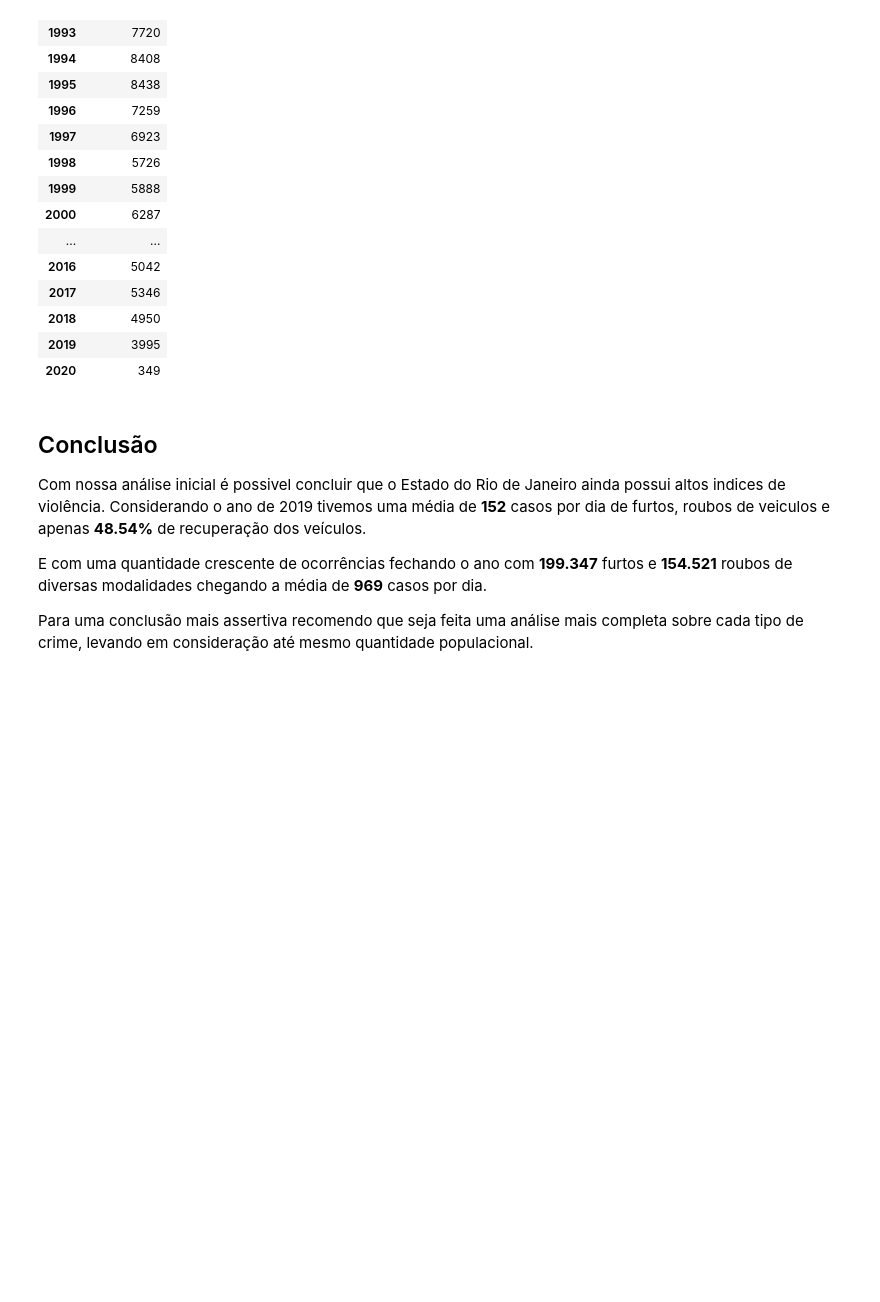
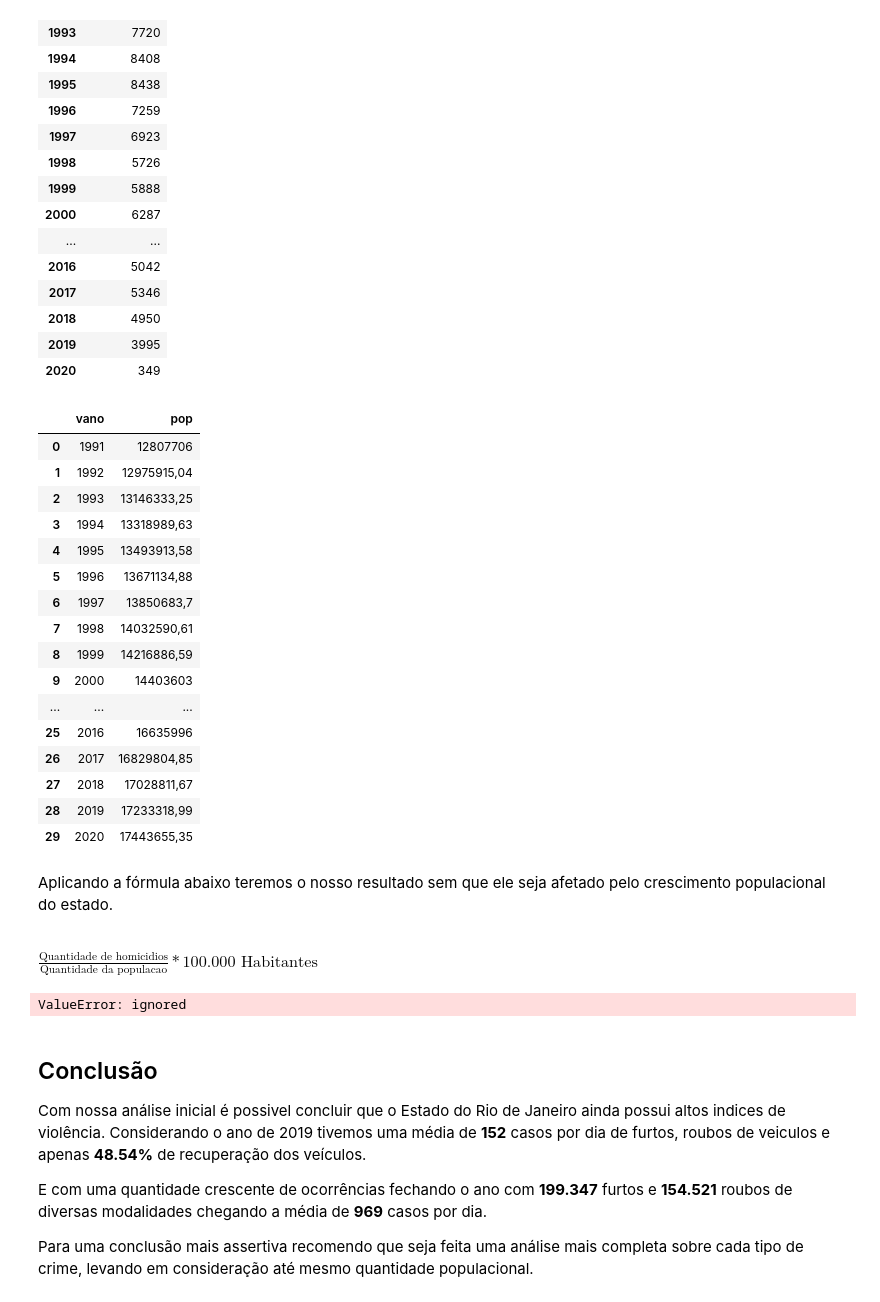
Before and after one commit to DouglasFrancoDS/Data_Sciense, a Jupyter notebook: PROJETO_Analisando_a_Violência_no_Rio_de_Janeirob.ipynb, the cells around one changed output. Drawn from its saved outputs; the diff is of its cells as text; code cells hidden in the pictures; blank space fills up the shorter version.

```diff
--- a/PROJETO_Analisando_a_Violência_no_Rio_de_Janeirob.ipynb
+++ b/PROJETO_Analisando_a_Violência_no_Rio_de_Janeirob.ipynb
@@ -261,6 +262,54 @@ homicidios.head(homicidios.shape[0])
 | 2018 | 4950 |
 | 2019 | 3995 |
 | 2020 | 349 |
+# %%
+#Carregando dados referentes a população anual no estado do Rio de Janeiro
+
+dfPopulacao = pd.read_csv('https://raw.githubusercontent.com/DouglasFrancoDS/Data_Sciense/master/arquivos/PopulacaoEvolucaoAnualEstado.csv',sep=';')
+
+#exibindo os dados.
+dfPopulacao.head(dfPopulacao.shape[0])
+# %% [output]
+|  | vano | pop |
+| 0 | 1991 | 12807706 |
+| 1 | 1992 | 12975915,04 |
+| 2 | 1993 | 13146333,25 |
+| 3 | 1994 | 13318989,63 |
+| 4 | 1995 | 13493913,58 |
+| 5 | 1996 | 13671134,88 |
+| 6 | 1997 | 13850683,7 |
+| 7 | 1998 | 14032590,61 |
+| 8 | 1999 | 14216886,59 |
+| 9 | 2000 | 14403603 |
+| ... | ... | ... |
+| 25 | 2016 | 16635996 |
+| 26 | 2017 | 16829804,85 |
+| 27 | 2018 | 17028811,67 |
+| 28 | 2019 | 17233318,99 |
+| 29 | 2020 | 17443655,35 |
+# %% [markdown]
+Aplicando a fórmula abaixo teremos o nosso resultado sem que ele seja afetado pelo crescimento populacional do estado.
+
+<br>
+
+  $
+  \frac{\text{Quantidade de homicidios}}{\text{Quantidade da populacao}} *{\text{100.000 Habitantes}}
+  $
+# %%
+
+for index, row in homicidios.iterrows():
+    if(index == 2019):
+       quantidade_homicidios = row.hom_doloso
+
+
+for index, row in dfPopulacao.iterrows():
+    if(row.vano == 2019):
+      populacao = pd.to_numeric(row.pop)
+
+resultado = (quantidade_homicidios/populacao) * 100000;
+print(resultado)
+# %% [output]
+ValueError: ignored
 # %% [markdown]
 ## Conclusão
 
```
Also changed, not shown: parts of 1 cell of this notebook.
